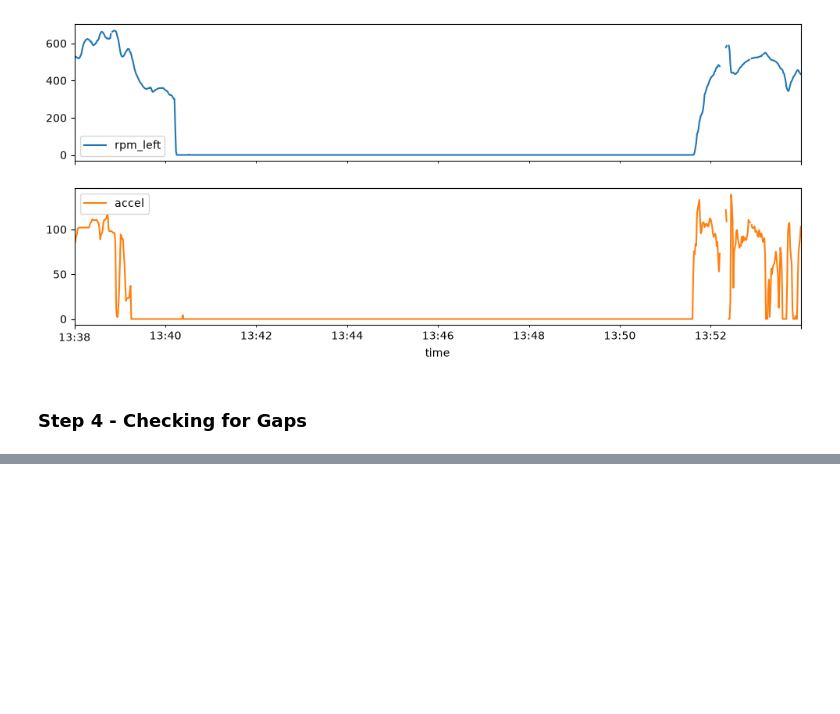
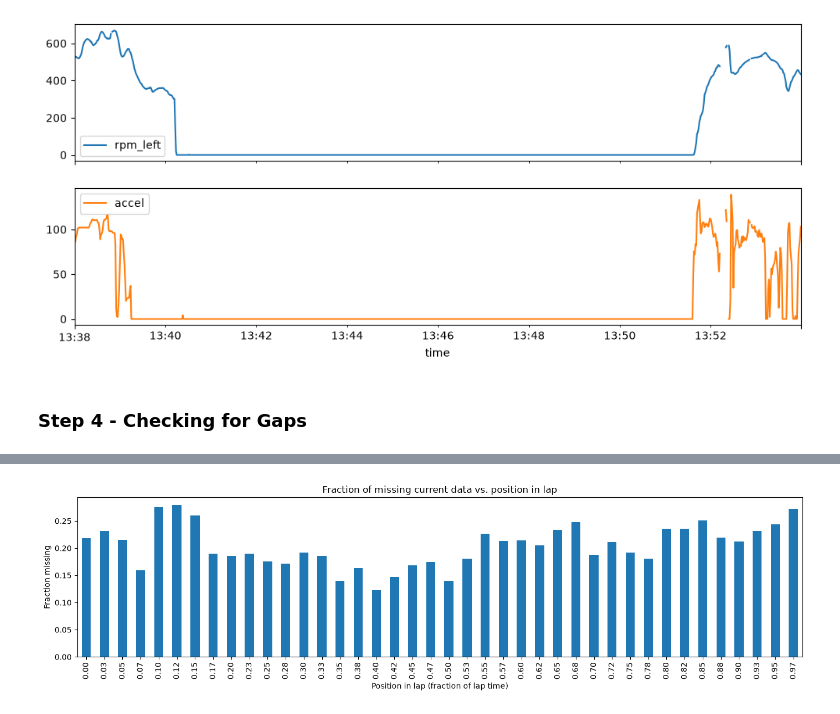
Before and after one commit to jiachengw-sf/calsol_data_analysis, a Jupyter notebook: q1_analysis.ipynb, the cells around one changed output, grey strips where cells are left out. Drawn from its saved outputs; the diff is of its cells as text; code cells hidden in the pictures; blank space fills up the shorter version.

```diff
--- a/q1_analysis.ipynb
+++ b/q1_analysis.ipynb
@@ -157,0 +203,23 @@ array([<Axes: xlabel='time'>, <Axes: xlabel='time'>], dtype=object)
+# %%
+import matplotlib.pyplot as plt
+
+in_race = df[df["lap"] > 0].copy()
+
+# Position in lap: seconds since lap start / lap length (one row per second)
+elapsed = in_race.groupby("lap").cumcount()
+lap_len = in_race.groupby("lap")["lap"].transform("size")
+in_race["lap_frac"] = elapsed / lap_len
+
+# Fraction of missing current readings at each position around the lap
+in_race["missing"] = in_race["current"].isna()
+by_pos = in_race.groupby(pd.cut(in_race["lap_frac"], bins=40), observed=False)["missing"].mean()
+
+ax = by_pos.plot(kind="bar", figsize=(14, 4),
+                 title="Fraction of missing current data vs. position in lap")
+ax.set_xlabel("Position in lap (fraction of lap time)")
+ax.set_ylabel("Fraction missing")
+ax.set_xticklabels([f"{i/40:.2f}" for i in range(40)], rotation=90)
+plt.tight_layout()
+plt.show()
+# %% [output]
+[figure, added]
```
Also changed, not shown: parts of 6 cells of this notebook.
